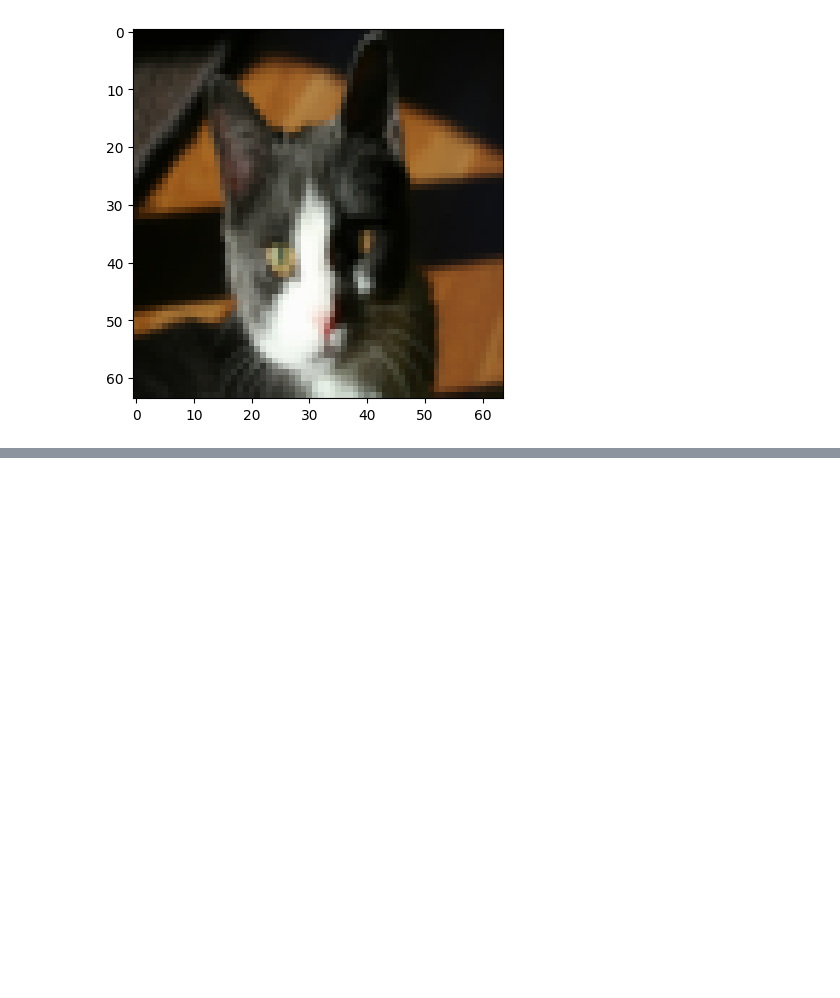
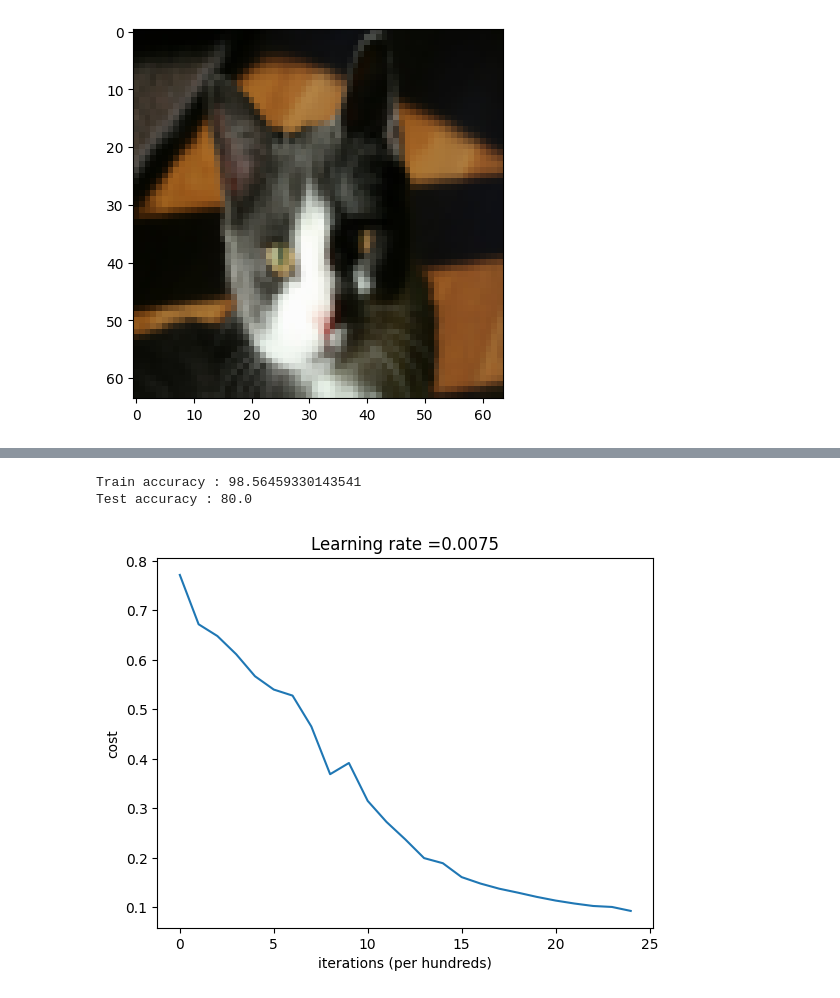
Before and after one commit to doomguy0991/dls_c, a Jupyter notebook: C1 - Neural Networks and Deep Learning/Week 4/Deep Neural Network Application_ Image Classification/N_Deep Neural Network - Application v8.ipynb, the cells around one changed output, grey strips where cells are left out. Cells and saved outputs as stored; diff of their text form; code cells hidden in the pictures; blank space fills up the shorter version.

```diff
--- a/C1 - Neural Networks and Deep Learning/Week 4/Deep Neural Network Application_ Image Classification/N_Deep Neural Network - Application v8.ipynb
+++ b/C1 - Neural Networks and Deep Learning/Week 4/Deep Neural Network Application_ Image Classification/N_Deep Neural Network - Application v8.ipynb
@@ -92,0 +451,7 @@ y = 1. It's a cat picture.
+# %%
+layer_dims = [X_train.shape[0], 20, 7, 5 , Y_train.shape[0]]
+print(layer_dims)
+learning_rate = 0.0075
+num_iteration = 2500
+
+params, costs = train_model(X_train, Y_train, layer_dims, learning_rate, num_iteration, True)
@@ -92,0 +476,15 @@ y = 1. It's a cat picture.
+# %%
+# Testing accuracy
+accuracy = predict_and_accuracy(X_train, Y_train, params)
+print("Train accuracy : " + str(accuracy))
+
+accuracy = predict_and_accuracy(X_test, Y_test, params)
+print("Test accuracy : "+ str(accuracy))
+# %% [output]
+Train accuracy : 98.56459330143541
+Test accuracy : 80.0
+# %%
+# Cost vs Iteration
+cost_vs_iteration(costs, learning_rate)
+# %% [output]
+[figure, added]
```
Also changed, not shown: parts of 8 cells of this notebook.
